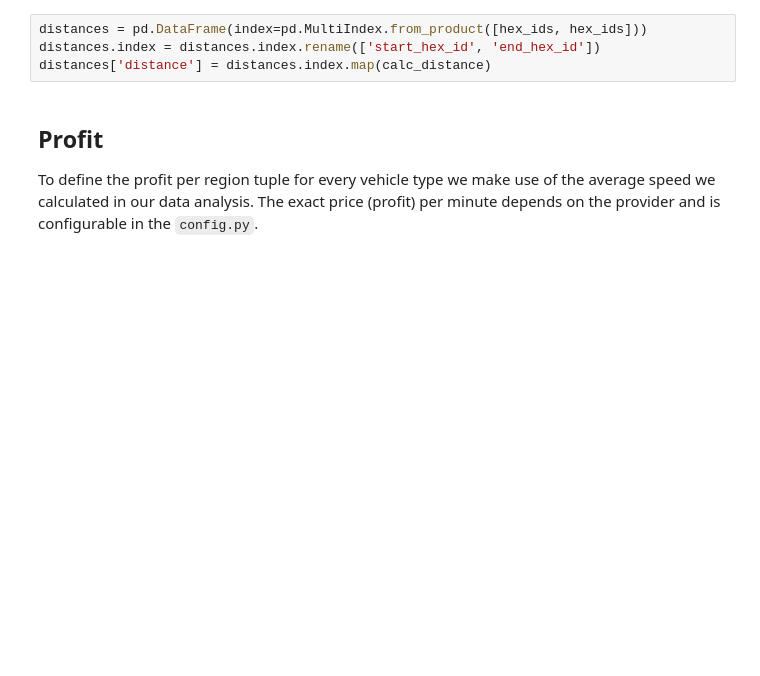
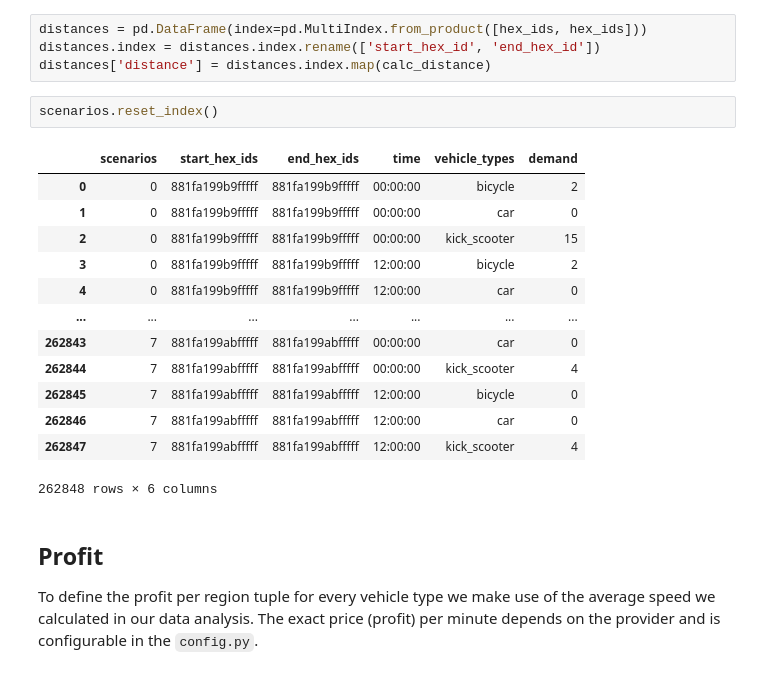
Before and after one commit to mogottsch/vehicle-reposition-2, a Jupyter notebook: src/notebooks/3_1_distance_calculation.ipynb, the cells around one changed output. Saved outputs shown, nothing was run; the diff lists cells and outputs as text; blank space fills up the shorter version.

```diff
--- a/src/notebooks/3_1_distance_calculation.ipynb
+++ b/src/notebooks/3_1_distance_calculation.ipynb
@@ -53,6 +54,22 @@ We now create a dataframe whose entries are region tuples with their correspondi
 distances = pd.DataFrame(index=pd.MultiIndex.from_product([hex_ids, hex_ids]))
 distances.index = distances.index.rename(['start_hex_id', 'end_hex_id'])
 distances['distance'] = distances.index.map(calc_distance)
+# %%
+scenarios.reset_index()
+# %% [output]
+|  | scenarios | start_hex_ids | end_hex_ids | time | vehicle_types | demand |
+| 0 | 0 | 881fa199b9fffff | 881fa199b9fffff | 00:00:00 | bicycle | 2 |
+| 1 | 0 | 881fa199b9fffff | 881fa199b9fffff | 00:00:00 | car | 0 |
+| 2 | 0 | 881fa199b9fffff | 881fa199b9fffff | 00:00:00 | kick_scooter | 15 |
+| 3 | 0 | 881fa199b9fffff | 881fa199b9fffff | 12:00:00 | bicycle | 2 |
+| 4 | 0 | 881fa199b9fffff | 881fa199b9fffff | 12:00:00 | car | 0 |
+| ... | ... | ... | ... | ... | ... | ... |
+| 262843 | 7 | 881fa199abfffff | 881fa199abfffff | 00:00:00 | car | 0 |
+| 262844 | 7 | 881fa199abfffff | 881fa199abfffff | 00:00:00 | kick_scooter | 4 |
+| 262845 | 7 | 881fa199abfffff | 881fa199abfffff | 12:00:00 | bicycle | 0 |
+| 262846 | 7 | 881fa199abfffff | 881fa199abfffff | 12:00:00 | car | 0 |
+| 262847 | 7 | 881fa199abfffff | 881fa199abfffff | 12:00:00 | kick_scooter | 4 |
+262848 rows × 6 columns
 # %% [markdown]
 ## Profit
 To define the profit per region tuple for every vehicle type we make use of the average speed we calculated in our data analysis. The exact price (profit) per minute depends on the provider and is configurable in the `config.py`.
```
Also changed, not shown: parts of 4 cells of this notebook, 8 other files.
